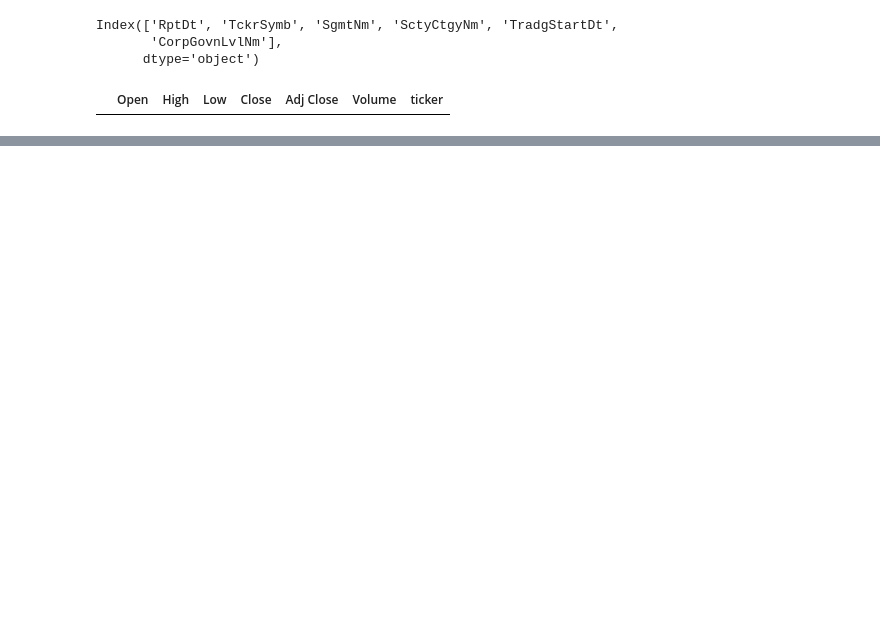
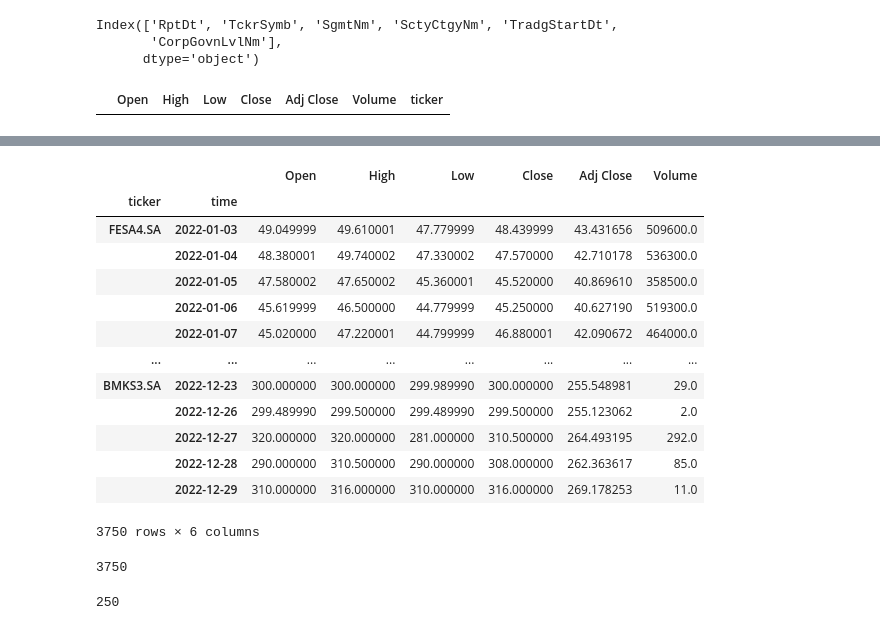
Before and after one commit to fell100/Metaheuristics, a Jupyter notebook: GRASP/grasp.ipynb, the cells around one changed output, grey strips where cells are left out. Drawn from its saved outputs; the diff is of its cells as text; code cells hidden in the pictures; blank space fills up the shorter version.

```diff
--- a/GRASP/grasp.ipynb
+++ b/GRASP/grasp.ipynb
@@ -252,0 +145,3 @@ SyntaxError: invalid syntax (1239779345.py, line 1)
+# %%
+stock_list = stocks_df['ticker'].unique()
+stock_list
@@ -252,0 +214,22 @@ SyntaxError: invalid syntax (1239779345.py, line 1)
+# %%
+def greedy_portfolio(RLC_length = 150, portfolio_length = 15):
+    #Solution
+    portfolio = []
+
+    #Initialize the set of candidate elements
+
+    #RLC_length = 150
+    #portfolio_length = 15
+    # Get the top 12 items based on values
+    RLC = sorted(sharpe_ratio_dict.items(), key=lambda x: x[1], reverse=True)[:RLC_length]
+
+    while len(portfolio) < portfolio_length:
+        #Select an element s from the RCL at random;
+        random_stock = random.choice(RLC)
+        portfolio.append(random_stock)
+
+        RLC.pop(RLC.index(random_stock))
+
+    #print(portfolio)
+    #len(portfolio)
+    return portfolio
@@ -252,0 +333,7 @@ SyntaxError: invalid syntax (1239779345.py, line 1)
+# %%
+portfiolio = greedy_portfolio(RLC_length = 150, portfolio_length = 15)
+portfiolio = [ticker[0] for ticker in portfiolio]
+portfolio_weights = decode_binary_to_weights(generate_random_solution(len(portfiolio), bin_str_size = 7))
+
+portfolio_dict = {k : v for (k, v) in zip(portfiolio, portfolio_weights)}
+portfolio_dict
@@ -252,0 +356,26 @@ SyntaxError: invalid syntax (1239779345.py, line 1)
+# %%
+portfolio_df = sharpe_df.loc[portfiolio]
+portfolio_df
+# %% [output]
+|  |  | Open | High | Low | Close | Adj Close | Volume |
+| ticker | time |  |  |  |  |  |  |
+| FESA4.SA | 2022-01-03 | 49.049999 | 49.610001 | 47.779999 | 48.439999 | 43.431656 | 509600.0 |
+|  | 2022-01-04 | 48.380001 | 49.740002 | 47.330002 | 47.570000 | 42.710178 | 536300.0 |
+|  | 2022-01-05 | 47.580002 | 47.650002 | 45.360001 | 45.520000 | 40.869610 | 358500.0 |
+|  | 2022-01-06 | 45.619999 | 46.500000 | 44.779999 | 45.250000 | 40.627190 | 519300.0 |
+|  | 2022-01-07 | 45.020000 | 47.220001 | 44.799999 | 46.880001 | 42.090672 | 464000.0 |
+| ... | ... | ... | ... | ... | ... | ... | ... |
+| BMKS3.SA | 2022-12-23 | 300.000000 | 300.000000 | 299.989990 | 300.000000 | 255.548981 | 29.0 |
+|  | 2022-12-26 | 299.489990 | 299.500000 | 299.489990 | 299.500000 | 255.123062 | 2.0 |
+|  | 2022-12-27 | 320.000000 | 320.000000 | 281.000000 | 310.500000 | 264.493195 | 292.0 |
+|  | 2022-12-28 | 290.000000 | 310.500000 | 290.000000 | 308.000000 | 262.363617 | 85.0 |
+|  | 2022-12-29 | 310.000000 | 316.000000 | 310.000000 | 316.000000 | 269.178253 | 11.0 |
+3750 rows × 6 columns
+# %%
+len([time_index[1] for time_index in portfolio_df.index.values])
+# %% [output]
+3750
+# %%
+days = len(set([time_index[1] for time_index in portfolio_df.index.values]))
+# %% [output]
+250
```
Also changed, not shown: parts of 26 cells of this notebook, 1 other file.
